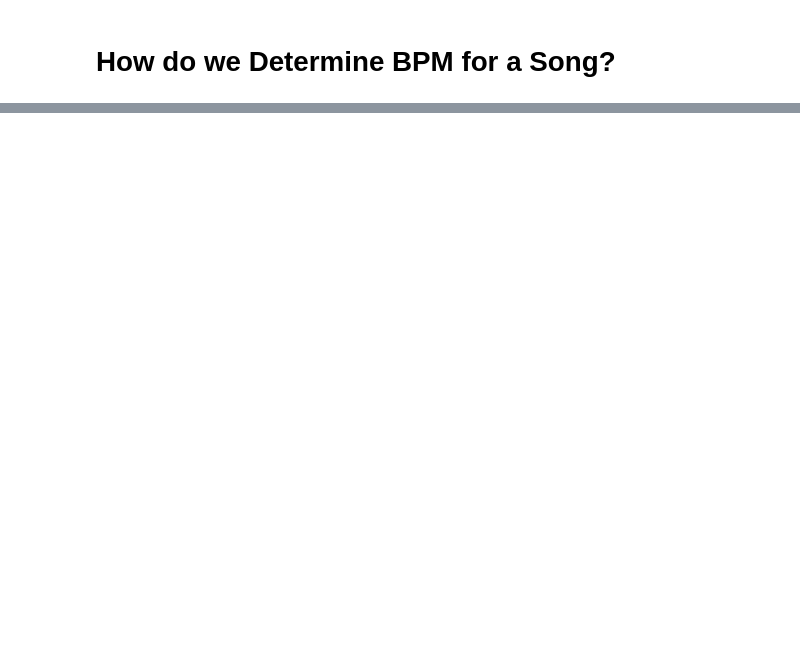
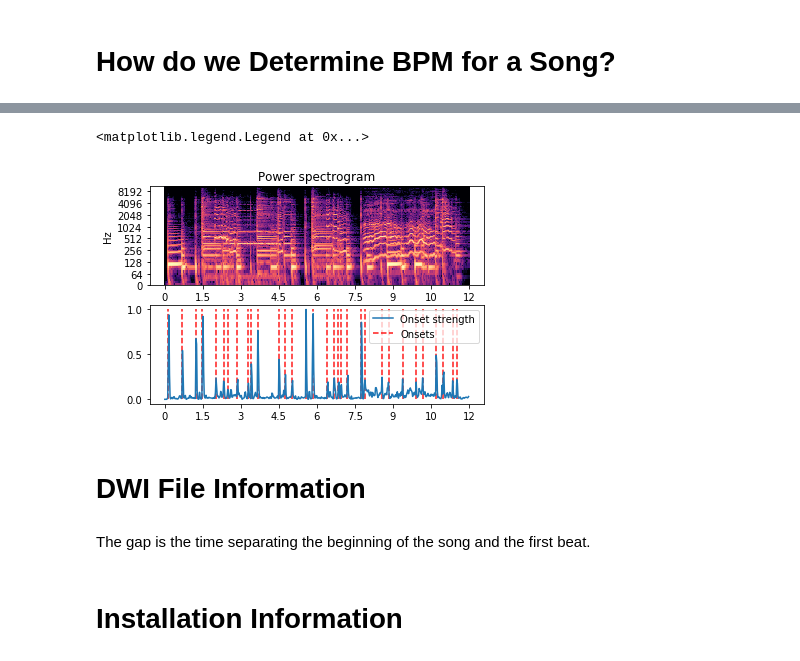
Before and after one commit to brentbiseda/DDR_Deep_Learning, a Jupyter notebook: Random Junk.ipynb, the cells around one changed output, grey strips where cells are left out. Cells and saved outputs as stored; diff of their text form; code cells hidden in the pictures; blank space fills up the shorter version.

```diff
--- a/Random Junk.ipynb
+++ b/Random Junk.ipynb
@@ -63,3 +151,32 @@ librosa.output.times_csv('beat_times.csv', beat_times)
+# %%
+y, sr = librosa.load(filename,duration=12.0)
+onset_frames = librosa.onset.onset_detect(y=y, sr=sr)
+librosa.frames_to_time(onset_frames, sr=sr)
+
+o_env = librosa.onset.onset_strength(y, sr=sr)
+times = librosa.frames_to_time(np.arange(len(o_env)), sr=sr)
+onset_frames = librosa.onset.onset_detect(onset_envelope=o_env, sr=sr)
+
+D = np.abs(librosa.stft(y))
+plt.figure()
+ax1 = plt.subplot(2, 1, 1)
+librosa.display.specshow(librosa.amplitude_to_db(D, ref=np.max),x_axis='time', y_axis='log')
+plt.title('Power spectrogram')
+plt.subplot(2, 1, 2, sharex=ax1)
+plt.plot(times, o_env, label='Onset strength')
+plt.vlines(times[onset_frames], 0, o_env.max(), color='r', alpha=0.9,
+            linestyle='--', label='Onsets')
+plt.axis('tight')
+plt.legend(frameon=True, framealpha=0.75)
+# %% [output]
+<matplotlib.legend.Legend at 0x...>
+[figure, added]
+# %% [markdown]
+# DWI File Information
+# %% [markdown]
+The gap is the time separating the beginning of the song and the first beat.
+# %% [markdown]
+# Installation Information
 # %%
 #https://www.youtube.com/watch?v=xcdTIDHm4KM
 # %%
```
Also changed, not shown: parts of 14 cells of this notebook, 4 other files.
